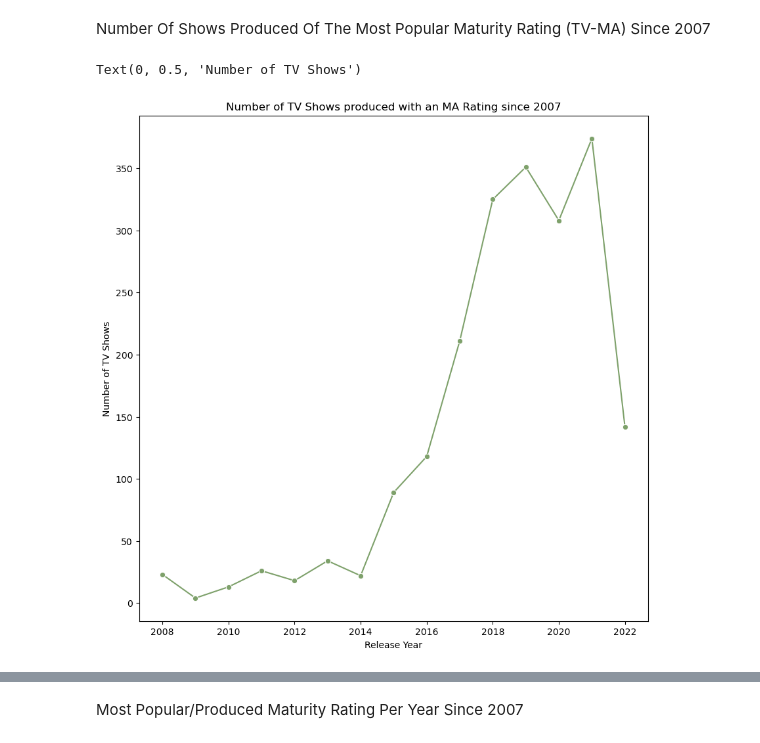
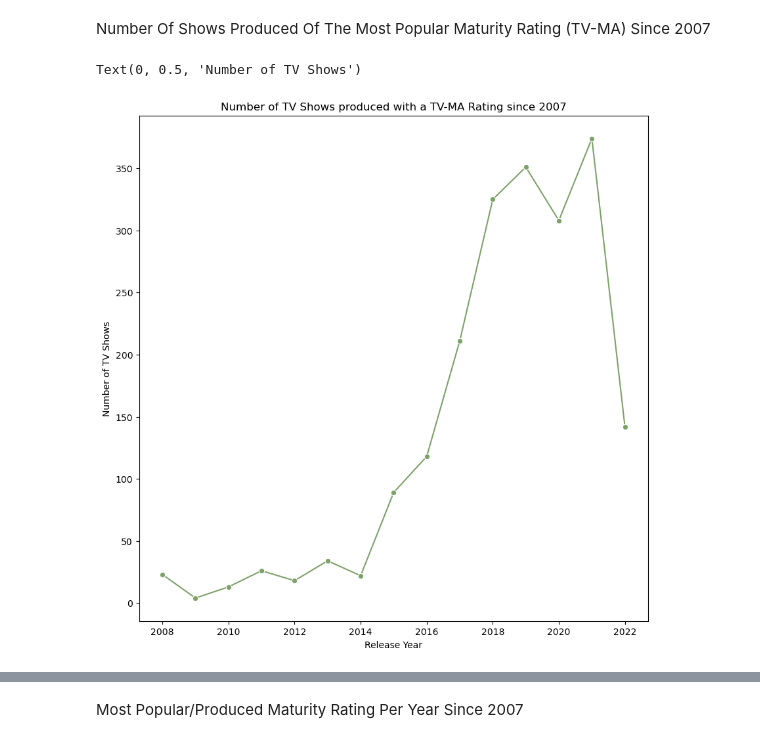
Before and after one commit to NidaB-C/NetflixEDA, a Jupyter notebook: Ammarah-Question1/notebook.ipynb, the cells around one changed output, grey strips where cells are left out. Cells and saved outputs as stored; diff of their text form; code cells hidden in the pictures.

```diff
--- a/Ammarah-Question1/notebook.ipynb
+++ b/Ammarah-Question1/notebook.ipynb
@@ -156,16 +188,16 @@ Number Of Shows Produced Of The Most Popular Maturity Rating (TV-MA) Since 2007
 # %%
 # Filter rows with TV-MA rating from 2007 onwards
 maturity_rating = exploded_genres[exploded_genres["age_certification"].isin(["TV-MA"])]
 
 # Count the number of TV-MA shows produced each year
 tv_ma = maturity_rating.groupby("release_year").size().reset_index(name="show_number")
 
 # Configure line plot
 plt.figure(figsize=(10, 10))
 sns.lineplot(x="release_year", y="show_number", data=tv_ma, marker='o', color='#7EA16B')
-plt.title("Number of TV Shows produced with an MA Rating since 2007")
+plt.title("Number of TV Shows produced with a TV-MA Rating since 2007")
 plt.xlabel("Release Year")
 plt.ylabel("Number of TV Shows")
 # %% [output]
 Text(0, 0.5, 'Number of TV Shows')
-[figure, old version]
+[figure, new version]
```
Also changed, not shown: parts of 10 cells of this notebook, 2 other files.
